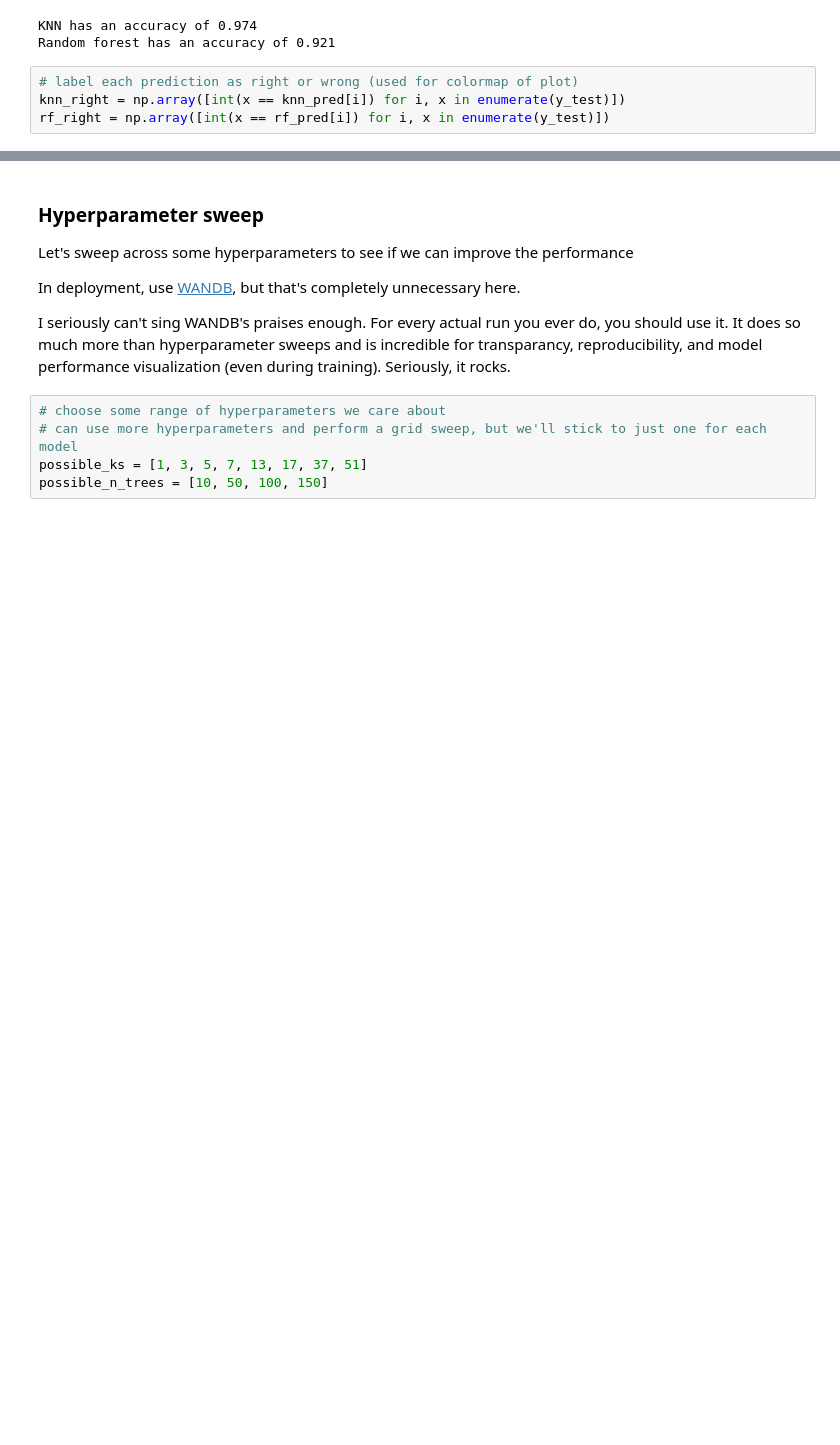
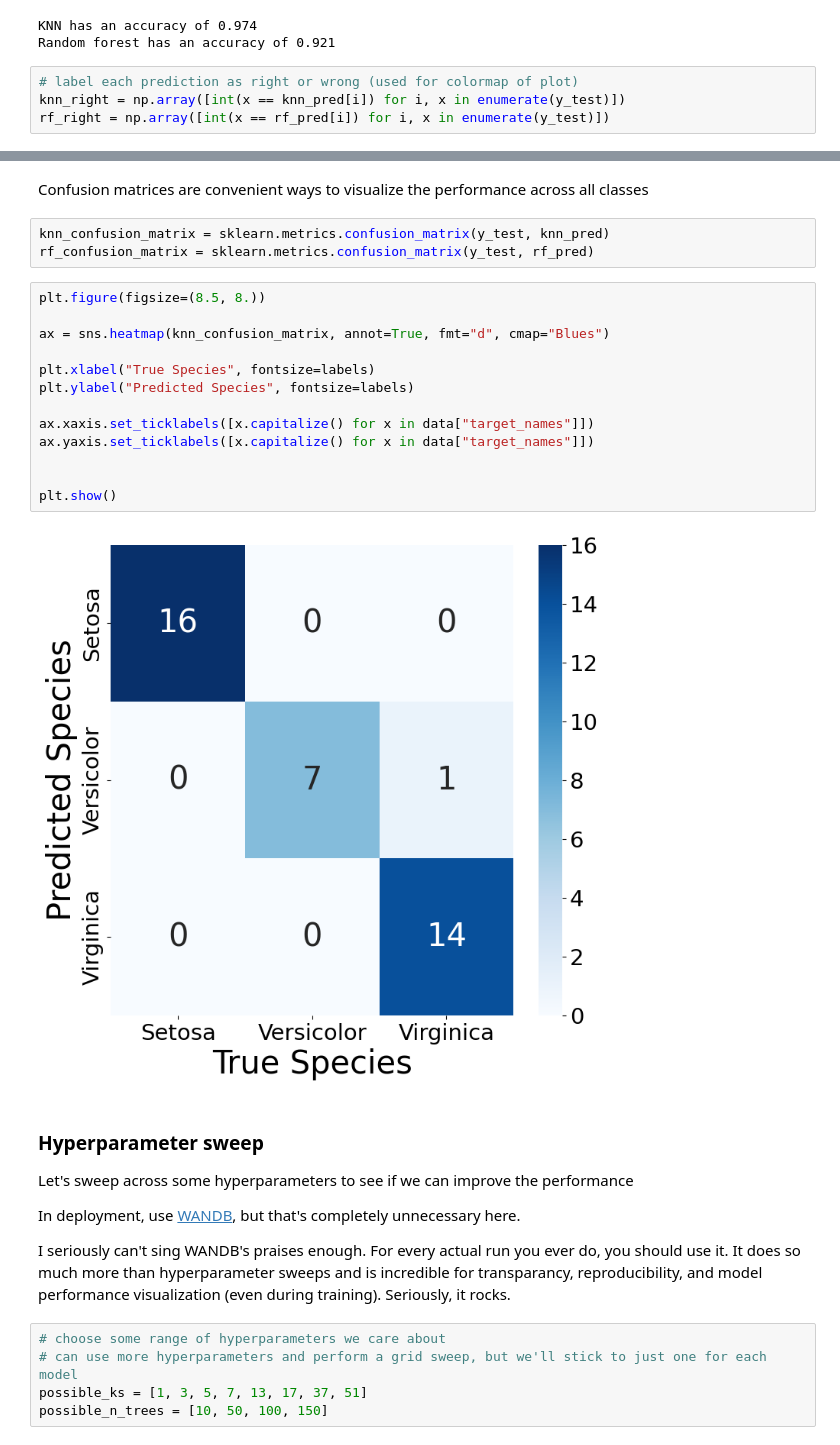
Before and after one commit to j-p-terry/uga_grad_physics_ml, a Jupyter notebook: Notebooks/basic_ml_intro.ipynb, the cells around one changed output, grey strips where cells are left out. Cells and saved outputs as stored; diff of their text form; blank space fills up the shorter version.

Commit message:
added confusion matrices

```diff
--- a/Notebooks/basic_ml_intro.ipynb
+++ b/Notebooks/basic_ml_intro.ipynb
@@ -318,3 +341,23 @@ plt.show()
+# %% [markdown]
+Confusion matrices are convenient ways to visualize the performance across all classes
+# %%
+knn_confusion_matrix = sklearn.metrics.confusion_matrix(y_test, knn_pred)
+rf_confusion_matrix = sklearn.metrics.confusion_matrix(y_test, rf_pred)
+# %%
+plt.figure(figsize=(8.5, 8.))
+
+ax = sns.heatmap(knn_confusion_matrix, annot=True, fmt="d", cmap="Blues")
+
+plt.xlabel("True Species", fontsize=labels)
+plt.ylabel("Predicted Species", fontsize=labels)
+
+ax.xaxis.set_ticklabels([x.capitalize() for x in data["target_names"]])
+ax.yaxis.set_ticklabels([x.capitalize() for x in data["target_names"]])
+
+
+plt.show()
+# %% [output]
+[figure, added]
 # %% [markdown]
 ### Hyperparameter sweep
 
```
Also changed, not shown: parts of 5 cells of this notebook.
